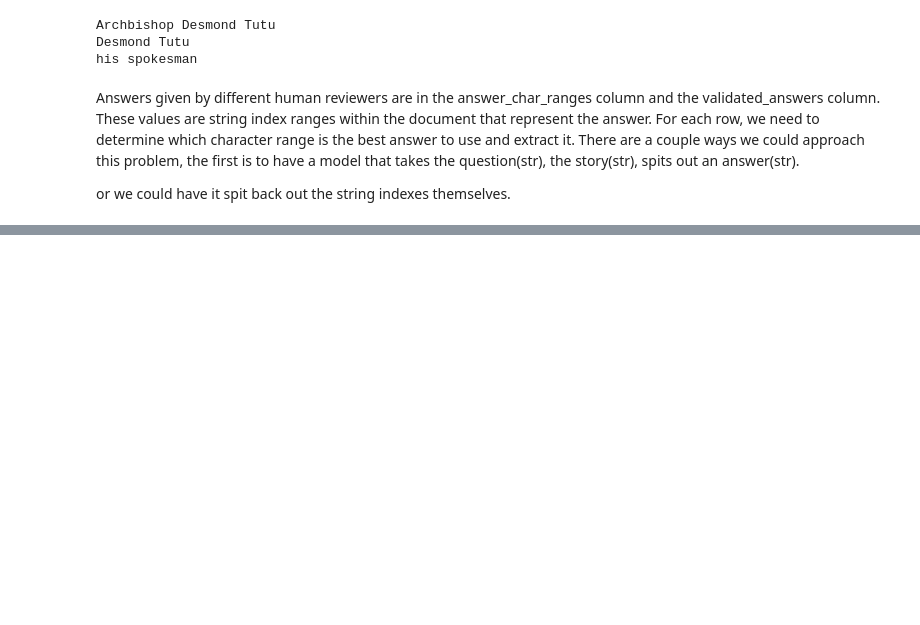
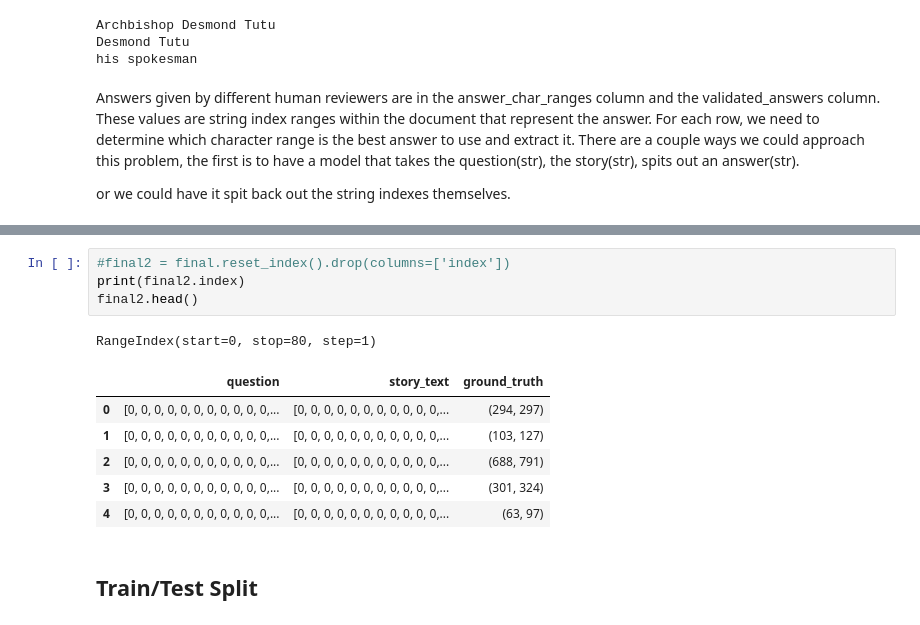
Before and after one commit to conswanson/NewsQA_DL, a Jupyter notebook: DataEngineering.ipynb, the cells around one changed output, grey strips where cells are left out. Drawn from its saved outputs; the diff is of its cells as text; blank space fills up the shorter version.

```diff
--- a/DataEngineering.ipynb
+++ b/DataEngineering.ipynb
@@ -87,0 +172,14 @@ What was the amount of children murdered?
+# %%
+#final2 = final.reset_index().drop(columns=['index'])
+print(final2.index)
+final2.head()
+# %% [output]
+RangeIndex(start=0, stop=80, step=1)
+|  | question | story_text | ground_truth |
+| 0 | [0, 0, 0, 0, 0, 0, 0, 0, 0, 0, 0,... | [0, 0, 0, 0, 0, 0, 0, 0, 0, 0, 0,... | (294, 297) |
+| 1 | [0, 0, 0, 0, 0, 0, 0, 0, 0, 0, 0,... | [0, 0, 0, 0, 0, 0, 0, 0, 0, 0, 0,... | (103, 127) |
+| 2 | [0, 0, 0, 0, 0, 0, 0, 0, 0, 0, 0,... | [0, 0, 0, 0, 0, 0, 0, 0, 0, 0, 0,... | (688, 791) |
+| 3 | [0, 0, 0, 0, 0, 0, 0, 0, 0, 0, 0,... | [0, 0, 0, 0, 0, 0, 0, 0, 0, 0, 0,... | (301, 324) |
+| 4 | [0, 0, 0, 0, 0, 0, 0, 0, 0, 0, 0,... | [0, 0, 0, 0, 0, 0, 0, 0, 0, 0, 0,... | (63, 97) |
+# %% [markdown]
+## Train/Test Split
```
Also changed, not shown: parts of 18 cells of this notebook, 1 other file.
